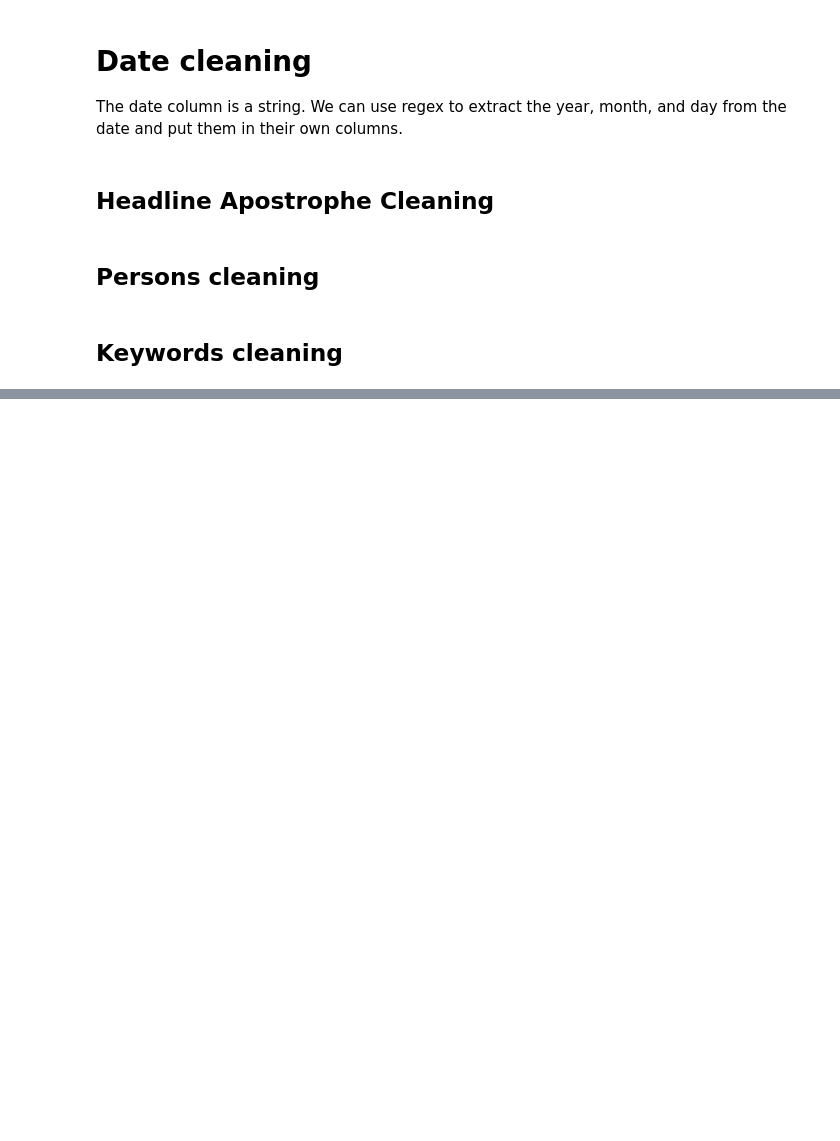
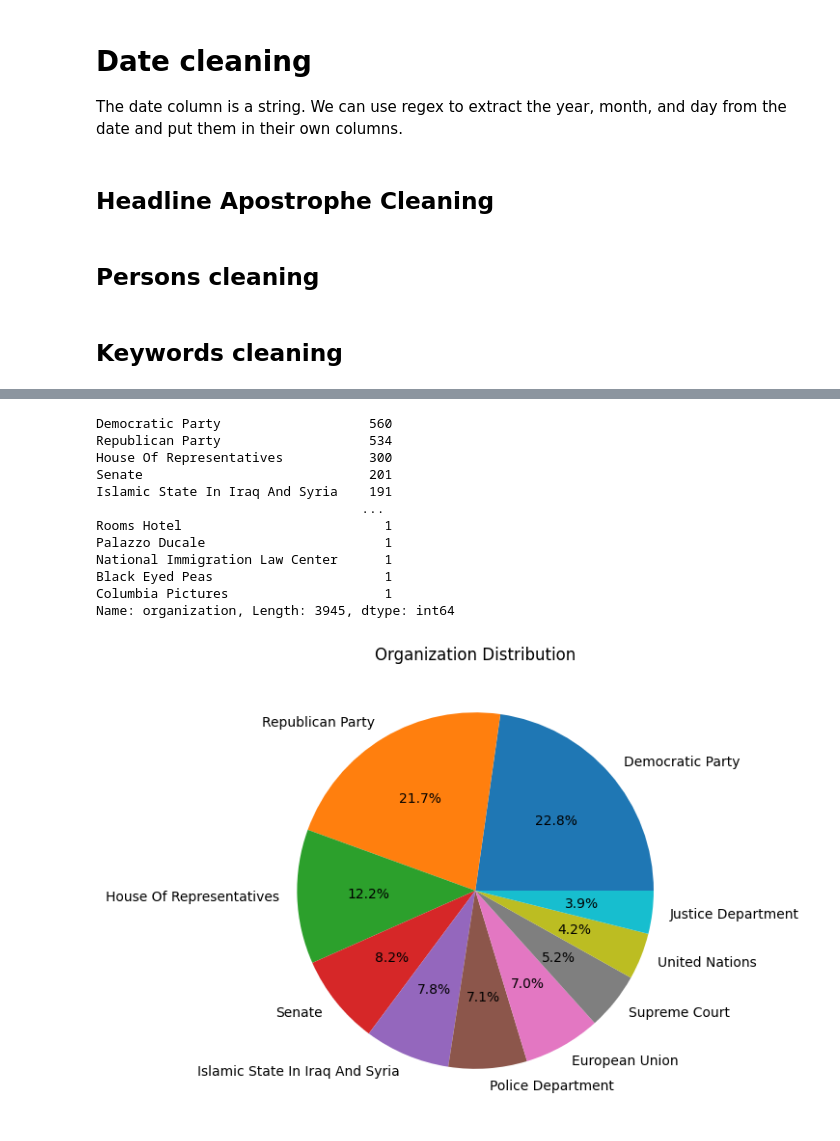
Before and after one commit to udaychhina/4880-project, a Jupyter notebook: project.ipynb, the cells around one changed output, grey strips where cells are left out. Saved outputs shown, nothing was run; the diff lists cells and outputs as text; code cells hidden in the pictures; blank space fills up the shorter version.

```diff
--- a/project.ipynb
+++ b/project.ipynb
@@ -265,0 +432,30 @@ df.to_csv('data/cleaned.csv', encoding='utf-8', index=False)
+# %%
+print(df['organization'].value_counts())
+
+# if the unique values in the organization column are less
+# than 10, group them in the 'Other' category and show them
+# on the pie chart as other
+organization_counts = df['organization'].value_counts()
+
+if len(organization_counts) > 10:
+    organization_counts['Other'] = organization_counts[10:].sum()
+    organization_counts = organization_counts[:10]
+
+plt.figure(figsize=(10, 6))
+plt.pie(organization_counts, labels=organization_counts.index, autopct='%1.1f%%')
+plt.title('Organization Distribution')
+plt.show()
+# %% [output]
+Democratic Party                   560
+Republican Party                   534
+House Of Representatives           300
+Senate                             201
+Islamic State In Iraq And Syria    191
+                                  ...
+Rooms Hotel                          1
+Palazzo Ducale                       1
+National Immigration Law Center      1
+Black Eyed Peas                      1
+Columbia Pictures                    1
+Name: organization, Length: 3945, dtype: int64
+[figure, added]
```
Also changed, not shown: parts of 15 cells of this notebook.
